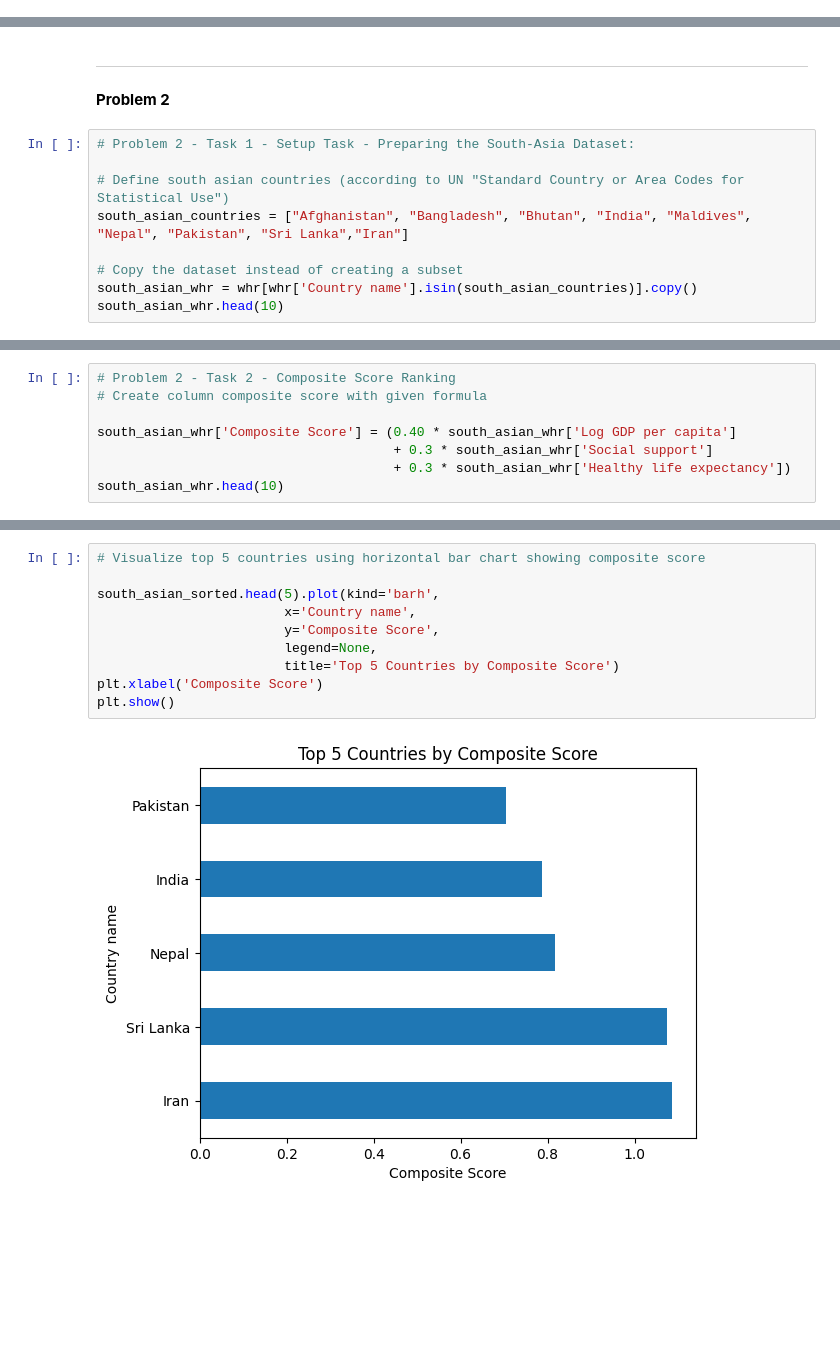
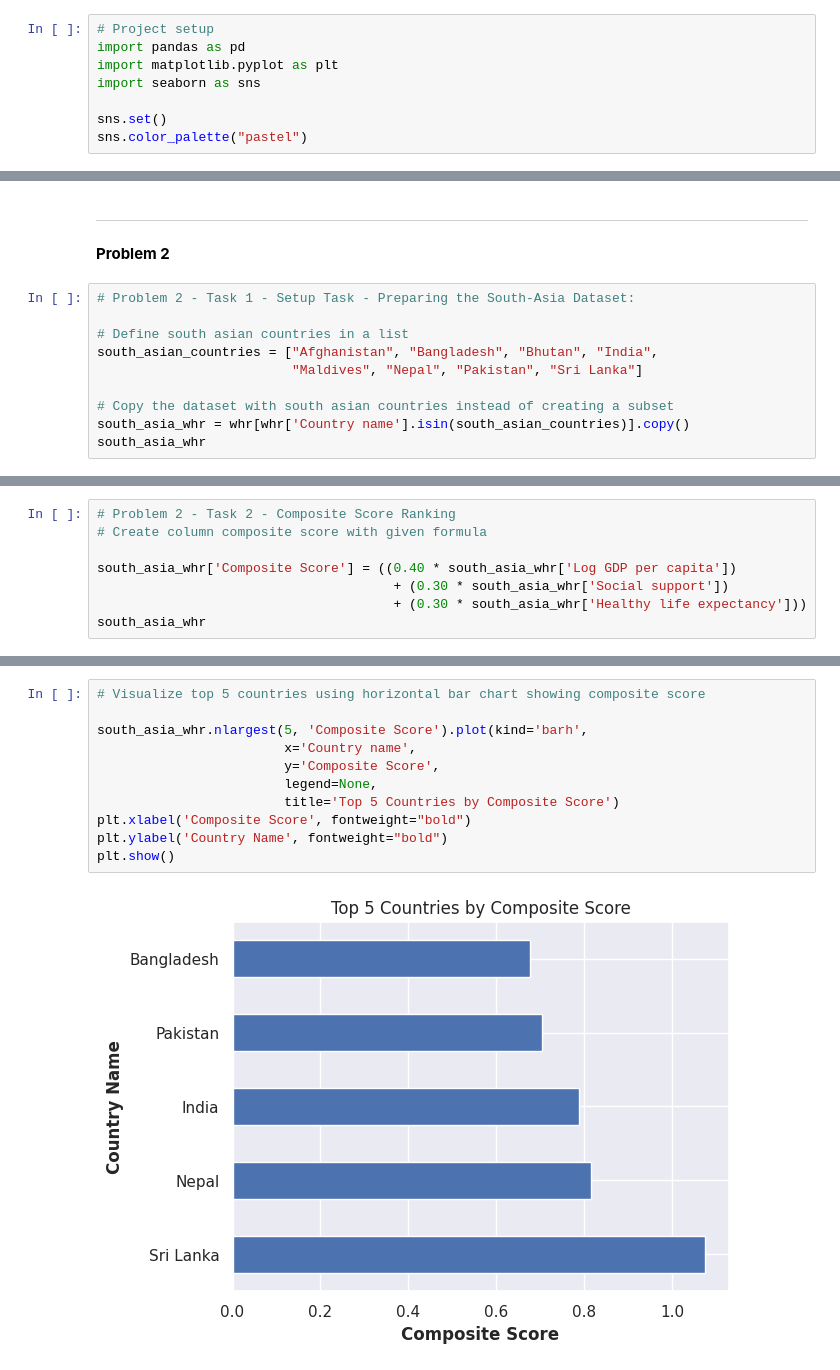
Before and after one commit to SD2513/ai-assessment-1, a Jupyter notebook: 2407091_ShlokDhital_Assessment1.ipynb, the cells around one changed output, grey strips where cells are left out. Cells and saved outputs as stored; diff of their text form; blank space fills up the shorter version.

```diff
--- a/2407091_ShlokDhital_Assessment1.ipynb
+++ b/2407091_ShlokDhital_Assessment1.ipynb
@@ -1,2 +1,10 @@
 # %% [markdown]
 <a href="https://colab.research.google.com/github/SD2513/ai-assessment-1/blob/main/2407091_ShlokDhital_Assessment1.ipynb" target="_parent"><img src="https://colab.research.google.com/assets/colab-badge.svg" alt="Open In Colab"/></a>
+# %%
+# Project setup
+import pandas as pd
+import matplotlib.pyplot as plt
+import seaborn as sns
+
+sns.set()
+sns.color_palette("pastel")
@@ -206,12 +231,13 @@ plt.show()
 # %%
 # Problem 2 - Task 1 - Setup Task - Preparing the South-Asia Dataset:
 
-# Define south asian countries (according to UN "Standard Country or Area Codes for Statistical Use")
-south_asian_countries = ["Afghanistan", "Bangladesh", "Bhutan", "India", "Maldives", "Nepal", "Pakistan", "Sri Lanka","Iran"]
+# Define south asian countries in a list
+south_asian_countries = ["Afghanistan", "Bangladesh", "Bhutan", "India",
+                         "Maldives", "Nepal", "Pakistan", "Sri Lanka"]
 
-# Copy the dataset instead of creating a subset
-south_asian_whr = whr[whr['Country name'].isin(south_asian_countries)].copy()
-south_asian_whr.head(10)
+# Copy the dataset with south asian countries instead of creating a subset
+south_asia_whr = whr[whr['Country name'].isin(south_asian_countries)].copy()
+south_asia_whr
 # %% [output]
 |  | Country name | score | Log GDP per capita | Social support | Healthy life expectancy | Freedom to make life choices | ... |
 | 92 | Nepal | 5.158 | 0.965 | 0.990 | 0.443 | 0.653 | ... |
@@ -229,10 +254,10 @@ south_asian_whr.to_csv('drive/MyDrive/AI/South_Asian_WHR.csv', index=False)
 # Problem 2 - Task 2 - Composite Score Ranking
 # Create column composite score with given formula
 
-south_asian_whr['Composite Score'] = (0.40 * south_asian_whr['Log GDP per capita']
-                                      + 0.3 * south_asian_whr['Social support']
-                                      + 0.3 * south_asian_whr['Healthy life expectancy'])
-south_asian_whr.head(10)
+south_asia_whr['Composite Score'] = ((0.40 * south_asia_whr['Log GDP per capita'])
+                                      + (0.30 * south_asia_whr['Social support'])
+                                      + (0.30 * south_asia_whr['Healthy life expectancy']))
+south_asia_whr
 # %% [output]
 |  | Country name | score | Log GDP per capita | Social support | Healthy life expectancy | Freedom to make life choices | ... |
 | 92 | Nepal | 5.158 | 0.965 | 0.990 | 0.443 | 0.653 | ... |
@@ -260,15 +283,16 @@ south_asian_sorted[['Country name', 'Composite Score']].head(10)
 # %%
 # Visualize top 5 countries using horizontal bar chart showing composite score
 
-south_asian_sorted.head(5).plot(kind='barh',
+south_asia_whr.nlargest(5, 'Composite Score').plot(kind='barh',
                         x='Country name',
                         y='Composite Score',
                         legend=None,
                         title='Top 5 Countries by Composite Score')
-plt.xlabel('Composite Score')
+plt.xlabel('Composite Score', fontweight="bold")
+plt.ylabel('Country Name', fontweight="bold")
 plt.show()
 # %% [output]
-[figure, old version]
+[figure, new version]
 # %%
 # Visualize whether composite score aligns with original score
 
```
Also changed, not shown: parts of 28 cells of this notebook.
